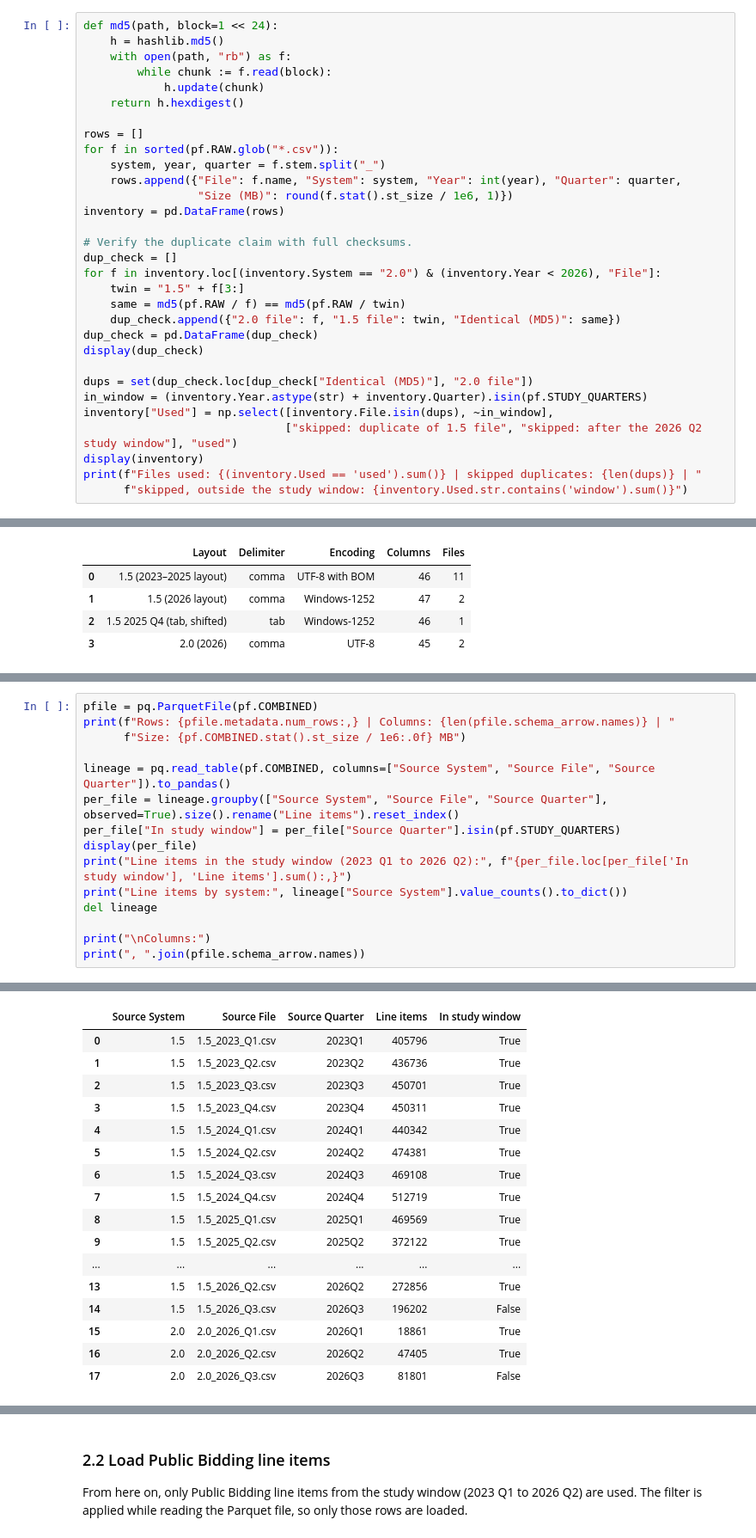
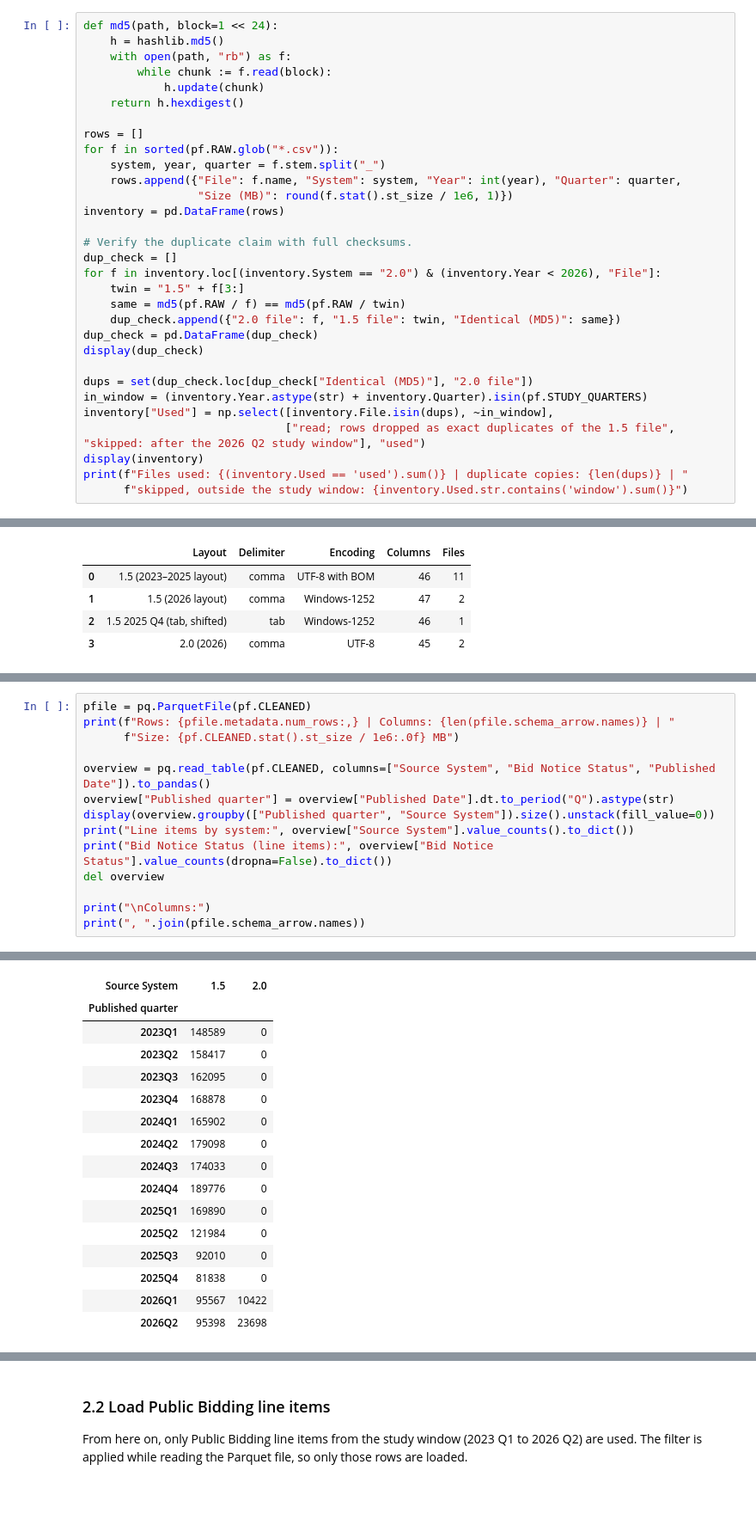
Before and after one commit to deyosa/philgeps-ml-project, a Jupyter notebook: notebooks/01_data_preparation_and_eda.ipynb, the cells around one changed output, grey strips where cells are left out. Shown at 86% size. Drawn from its saved outputs; the diff is of its cells as text; blank space fills up the shorter version.

```diff
--- a/notebooks/01_data_preparation_and_eda.ipynb
+++ b/notebooks/01_data_preparation_and_eda.ipynb
@@ -95,9 +96,9 @@ display(dup_check)
 dups = set(dup_check.loc[dup_check["Identical (MD5)"], "2.0 file"])
 in_window = (inventory.Year.astype(str) + inventory.Quarter).isin(pf.STUDY_QUARTERS)
 inventory["Used"] = np.select([inventory.File.isin(dups), ~in_window],
-                              ["skipped: duplicate of 1.5 file", "skipped: after the 2026 Q2 study window"], "used")
+                              ["read; rows dropped as exact duplicates of the 1.5 file", "skipped: after the 2026 Q2 study window"], "used")
 display(inventory)
-print(f"Files used: {(inventory.Used == 'used').sum()} | skipped duplicates: {len(dups)} | "
+print(f"Files used: {(inventory.Used == 'used').sum()} | duplicate copies: {len(dups)} | "
       f"skipped, outside the study window: {inventory.Used.str.contains('window').sum()}")
 # %% [output]
 |  | 2.0 file | 1.5 file | Identical (MD5) |
@@ -190,15 +193,14 @@ display(layouts.groupby(["Layout", "Delimiter", "Encoding", "Columns"]).size().r
 # %%
-pfile = pq.ParquetFile(pf.COMBINED)
+pfile = pq.ParquetFile(pf.CLEANED)
 print(f"Rows: {pfile.metadata.num_rows:,} | Columns: {len(pfile.schema_arrow.names)} | "
-      f"Size: {pf.COMBINED.stat().st_size / 1e6:.0f} MB")
+      f"Size: {pf.CLEANED.stat().st_size / 1e6:.0f} MB")
 
-lineage = pq.read_table(pf.COMBINED, columns=["Source System", "Source File", "Source Quarter"]).to_pandas()
-per_file = lineage.groupby(["Source System", "Source File", "Source Quarter"], observed=True).size().rename("Line items").reset_index()
-per_file["In study window"] = per_file["Source Quarter"].isin(pf.STUDY_QUARTERS)
-display(per_file)
-print("Line items in the study window (2023 Q1 to 2026 Q2):", f"{per_file.loc[per_file['In study window'], 'Line items'].sum():,}")
-print("Line items by system:", lineage["Source System"].value_counts().to_dict())
-del lineage
+overview = pq.read_table(pf.CLEANED, columns=["Source System", "Bid Notice Status", "Published Date"]).to_pandas()
+overview["Published quarter"] = overview["Published Date"].dt.to_period("Q").astype(str)
+display(overview.groupby(["Published quarter", "Source System"]).size().unstack(fill_value=0))
+print("Line items by system:", overview["Source System"].value_counts().to_dict())
+print("Bid Notice Status (line items):", overview["Bid Notice Status"].value_counts(dropna=False).to_dict())
+del overview
 
 print("\nColumns:")
 print(", ".join(pfile.schema_arrow.names))
@@ -207,17 +209,16 @@ Rows: 6,059,201 | Columns: 54 | Size: 422 MB
-|  | Source System | Source File | Source Quarter | Line items | In study window |
-| 0 | 1.5 | 1.5_2023_Q1.csv | 2023Q1 | 405796 | True |
-| 1 | 1.5 | 1.5_2023_Q2.csv | 2023Q2 | 436736 | True |
-| 2 | 1.5 | 1.5_2023_Q3.csv | 2023Q3 | 450701 | True |
-| 3 | 1.5 | 1.5_2023_Q4.csv | 2023Q4 | 450311 | True |
-| 4 | 1.5 | 1.5_2024_Q1.csv | 2024Q1 | 440342 | True |
-| 5 | 1.5 | 1.5_2024_Q2.csv | 2024Q2 | 474381 | True |
-| 6 | 1.5 | 1.5_2024_Q3.csv | 2024Q3 | 469108 | True |
-| 7 | 1.5 | 1.5_2024_Q4.csv | 2024Q4 | 512719 | True |
-| 8 | 1.5 | 1.5_2025_Q1.csv | 2025Q1 | 469569 | True |
-| 9 | 1.5 | 1.5_2025_Q2.csv | 2025Q2 | 372122 | True |
-| ... | ... | ... | ... | ... | ... |
-| 13 | 1.5 | 1.5_2026_Q2.csv | 2026Q2 | 272856 | True |
-| 14 | 1.5 | 1.5_2026_Q3.csv | 2026Q3 | 196202 | False |
-| 15 | 2.0 | 2.0_2026_Q1.csv | 2026Q1 | 18861 | True |
-| 16 | 2.0 | 2.0_2026_Q2.csv | 2026Q2 | 47405 | True |
-| 17 | 2.0 | 2.0_2026_Q3.csv | 2026Q3 | 81801 | False |
+| Source System | 1.5 | 2.0 |
+| Published quarter |  |  |
+| 2023Q1 | 148589 | 0 |
+| 2023Q2 | 158417 | 0 |
+| 2023Q3 | 162095 | 0 |
+| 2023Q4 | 168878 | 0 |
+| 2024Q1 | 165902 | 0 |
+| 2024Q2 | 179098 | 0 |
+| 2024Q3 | 174033 | 0 |
+| 2024Q4 | 189776 | 0 |
+| 2025Q1 | 169890 | 0 |
+| 2025Q2 | 121984 | 0 |
+| 2025Q3 | 92010 | 0 |
+| 2025Q4 | 81838 | 0 |
+| 2026Q1 | 95567 | 10422 |
+| 2026Q2 | 95398 | 23698 |
```
Also changed, not shown: parts of 32 cells of this notebook, 17 other files.
